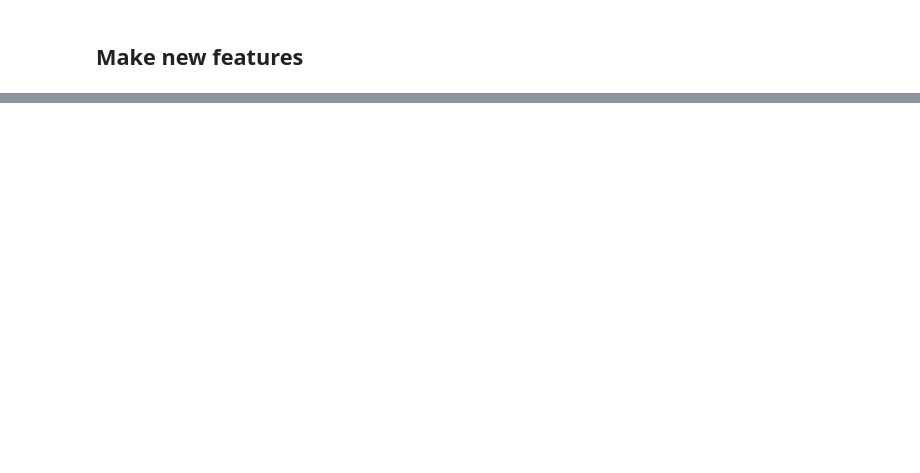
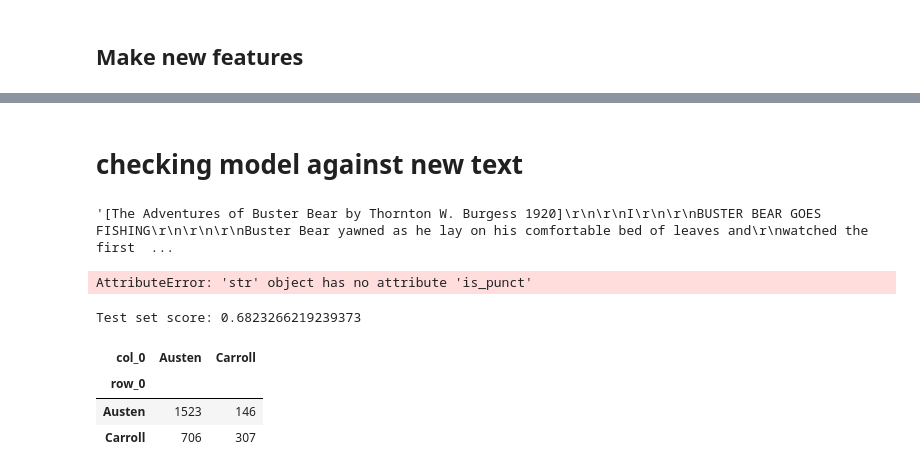
Before and after one commit to Schmidt8181/UnsupervisedLearning, a Jupyter notebook: NLPPractice.ipynb, the cells around one changed output, grey strips where cells are left out. Saved outputs shown, nothing was run; the diff lists cells and outputs as text; code cells hidden in the pictures; blank space fills up the shorter version.

```diff
--- a/NLPPractice.ipynb
+++ b/NLPPractice.ipynb
@@ -252,0 +303,46 @@ print('\nEmma test set score:', svc.score(X_Emma_test, y_Emma_test))
+# %% [markdown]
+# checking model against new text
+# %%
+burgess = gutenberg.raw('burgess-busterbrown.txt')
+#burgess = re.sub(r'VOLUME \w+', '', burgess)
+#burgess = re.sub(r'CHAPTER \w+', '', burgess)
+#burgess = text_cleaner(burgess)
+# %%
+burgess
+# %% [output]
+'[The Adventures of Buster Bear by Thornton W. Burgess 1920]\r\n\r\nI\r\n\r\nBUSTER BEAR GOES FISHING\r\n\r\n\r\nBuster Bear yawned as he lay on his comfortable bed of leaves and\r\nwatched the first  ...
+# %%
+# Parse our cleaned data.
+burgess_doc = nlp(burgess)
+# %%
+# Group into sentences.
+burgess_sents = [[burgess, "Burgess"] for sent in burgess_doc.sents]
+
+# make sure everything is the same size as alice
+burgess_sents = burgess_sents[0:len(alice_sents)]
+# %%
+# Build a new Bag of Words data frame for Emma word counts.
+# We'll use the same common words from Alice and Persuasion.
+burgess_sentences = pd.DataFrame(burgess_sents)
+burgess_bow = bow_features(burgess_sentences, common_words)
+
+print('done')
+# %% [output]
+AttributeError: 'str' object has no attribute 'is_punct'
+# %%
+X_burgess_test = np.concatenate((X_train[y_train[y_train=='Carroll'].index],
+                              sburgess_bow.drop(['text_sentence','text_source'], 1)),
+                             axis=0)
+y_burgess_test = pd.concat([y_train[y_train=='Carroll'],
+                         pd.Series(['Burgess'] * burgess_bow.shape[0])])
+
+# Model.
+print('\nTest set score:', lr.score(X_burgess_test, y_burgess_test))
+lr_burgess_predicted = lr.predict(X_burgess_test)
+pd.crosstab(y_burgess_test, lr_burgess_predicted)
+# %% [output]
+Test set score: 0.6823266219239373
+| col_0 | Austen | Carroll |
+| row_0 |  |  |
+| Austen | 1523 | 146 |
+| Carroll | 706 | 307 |
```
Also changed, not shown: parts of 13 cells of this notebook.
